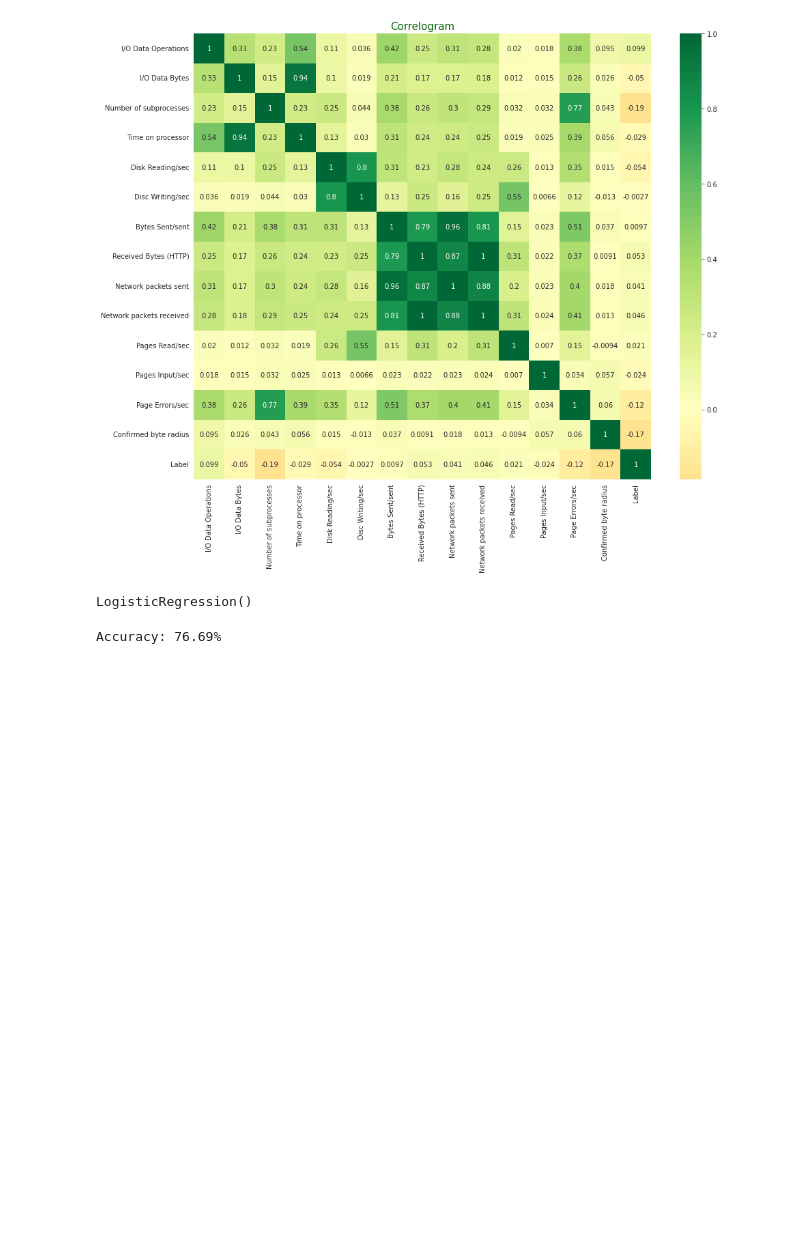
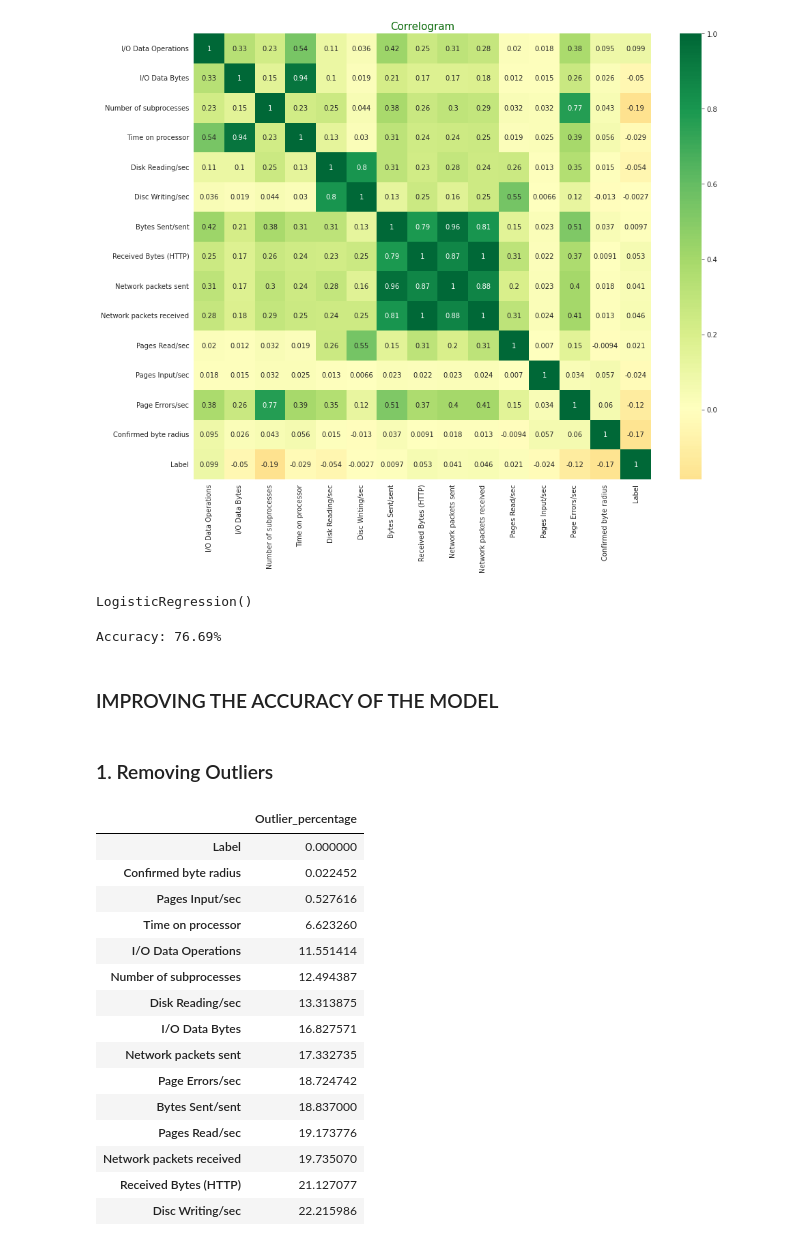
Before and after one commit to Mwendwa-Sharon/Cryptojacking-Detection, a Jupyter notebook: CryptojackingDetection.ipynb, the cells around one changed output. Drawn from its saved outputs; the diff is of its cells as text; code cells hidden in the pictures; blank space fills up the shorter version.

Commit message:
Did outlier detection and removal and feature selection so as to improve the accuracy of the model.

```diff
--- a/CryptojackingDetection.ipynb
+++ b/CryptojackingDetection.ipynb
@@ -251,3 +251,7 @@ accuracy = accuracy_score(y_test, preds)
 print('Accuracy: {:.2f}%'.format(accuracy * 100))
 # %% [output]
 Accuracy: 76.69%
+# %% [markdown]
+### IMPROVING THE ACCURACY OF THE MODEL
+# %% [markdown]
+### 1. Removing Outliers
@@ -253,0 +271,39 @@ Accuracy: 76.69%
+# %%
+# Using the interquartile range method to detect and remove outliers
+
+# defining a function to detect the percentage of outliers in the dataset
+def detect_outliers(data):
+    outlier_percents = {}
+    for column in data.columns:
+        if data[column].dtype != object:
+            q1 = np.quantile(data[column], 0.25)
+            q3 = np.quantile(data[column], 0.75)
+            iqr = q3 - q1
+            upper_bound = q3 + (1.5 * iqr)
+            lower_bound = q1 - (1.5 * iqr)
+            outliers = data[(data[column] > upper_bound) | (data[column] < lower_bound)][column]
+            outlier_percentage = len(outliers) / len(data[column]) * 100
+            outlier_percents[column] = outlier_percentage
+            outlier_dataframe = pd.DataFrame(data = outlier_percents.values() ,index=outlier_percents.keys() ,columns=['Outlier_percentage'])
+
+    return outlier_dataframe.sort_values(by = 'Outlier_percentage')
+
+#callig the function
+detect_outliers(train_df)
+# %% [output]
+|  | Outlier_percentage |
+| Label | 0.000000 |
+| Confirmed byte radius | 0.022452 |
+| Pages Input/sec | 0.527616 |
+| Time on processor | 6.623260 |
+| I/O Data Operations | 11.551414 |
+| Number of subprocesses | 12.494387 |
+| Disk Reading/sec | 13.313875 |
+| I/O Data Bytes | 16.827571 |
+| Network packets sent | 17.332735 |
+| Page Errors/sec | 18.724742 |
+| Bytes Sent/sent | 18.837000 |
+| Pages Read/sec | 19.173776 |
+| Network packets received | 19.735070 |
+| Received Bytes (HTTP) | 21.127077 |
+| Disc Writing/sec | 22.215986 |
```
Also changed, not shown: parts of 9 cells of this notebook.
